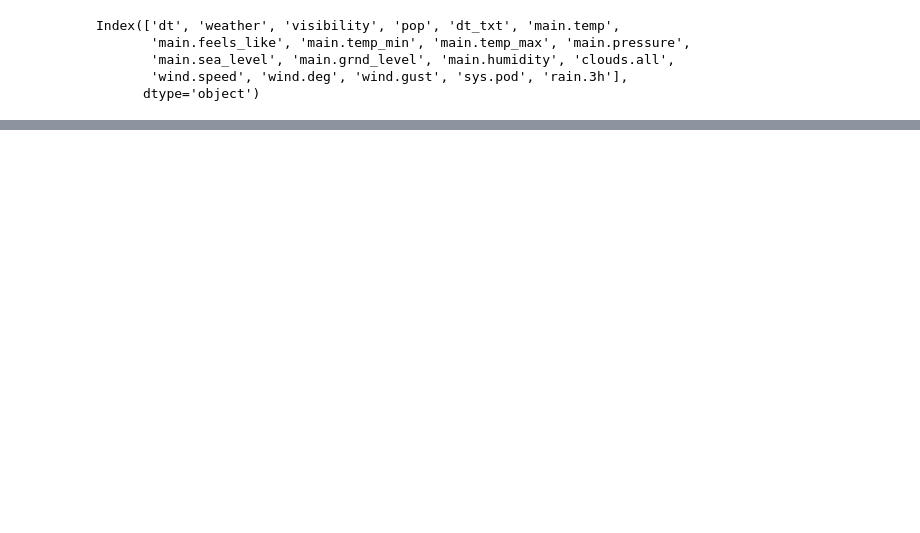
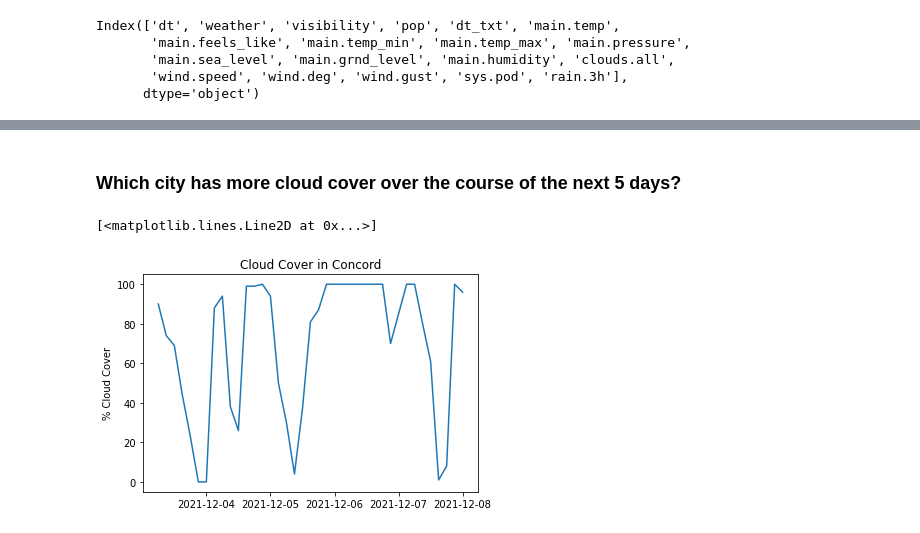
Before and after one commit to DavidReynolds1/final-project-comp574, a Jupyter notebook: reynolds-project.ipynb, the cells around one changed output, grey strips where cells are left out. Cells and saved outputs as stored; diff of their text form; code cells hidden in the pictures; blank space fills up the shorter version.

```diff
--- a/reynolds-project.ipynb
+++ b/reynolds-project.ipynb
@@ -78,0 +122,5 @@ pd.read_csv(r"C:\Users\david\Documents\comp574-active\final-project-comp574\vene
+# %%
+df2["main.temp"] = df["main.temp"].apply(lambda x : (x-273.15)*(9/5) +32)
+df2["main.feels_like"] = df["main.feels_like"].apply(lambda x : (x-273.15)*(9/5) +32)
+df2["main.temp_min"] = df["main.temp_min"].apply(lambda x : (x-273.15)*(9/5) +32)
+df2["main.temp_max"] = df["main.temp_max"].apply(lambda x : (x-273.15)*(9/5) +32)
@@ -78,0 +145,3 @@ pd.read_csv(r"C:\Users\david\Documents\comp574-active\final-project-comp574\vene
+# %%
+df2["conditions"] = df2["weather"].apply(lambda x : x[0]["description"])
+df2
@@ -78,0 +187,3 @@ pd.read_csv(r"C:\Users\david\Documents\comp574-active\final-project-comp574\vene
+# %%
+import matplotlib.pyplot as plt
+df2["Time of Day"] = pd.to_datetime(df2["Time of Day"])
@@ -78,0 +192,12 @@ pd.read_csv(r"C:\Users\david\Documents\comp574-active\final-project-comp574\vene
+# %% [markdown]
+### Which city has more cloud cover over the course of the next 5 days?
+# %%
+x = df2["city"][0]
+y = df2["city"][40]
+# %%
+plt.title("Cloud Cover in {}".format(x))
+plt.ylabel("% Cloud Cover")
+plt.plot(df2["Time of Day"][0:39], df2["clouds.all"][0:39])
+# %% [output]
+[<matplotlib.lines.Line2D at 0x...>]
+[figure, added]
```
Also changed, not shown: parts of 34 cells of this notebook.
